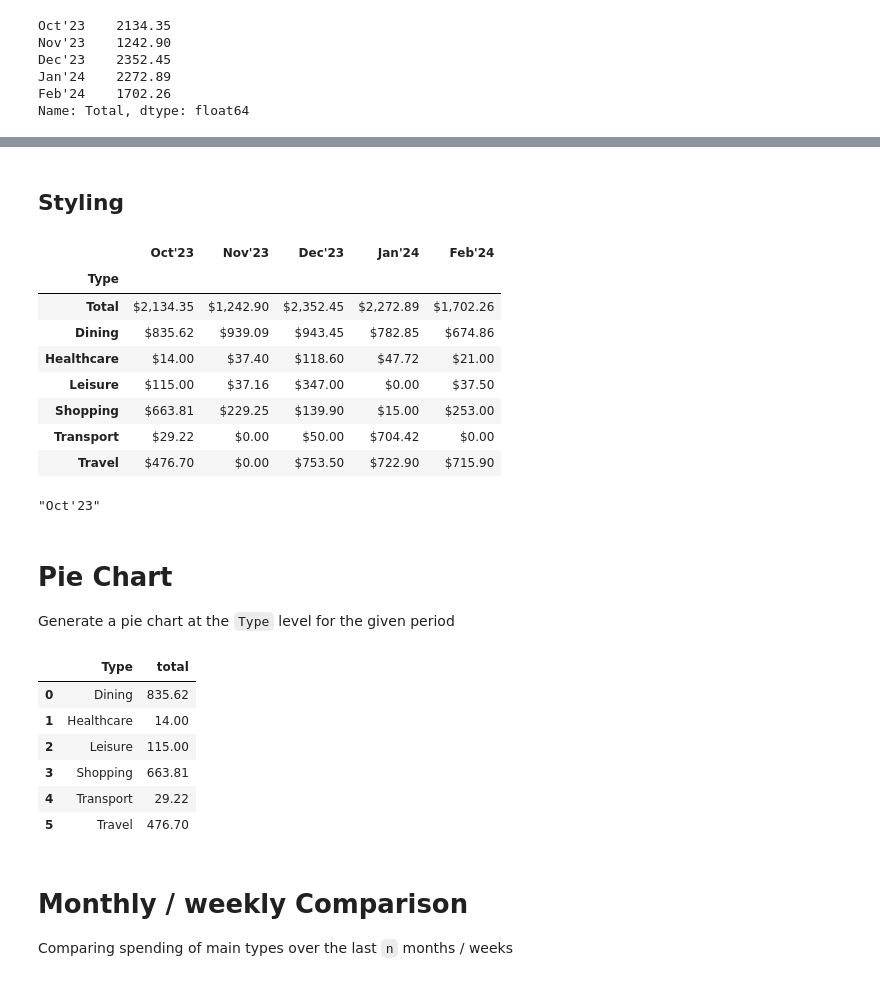
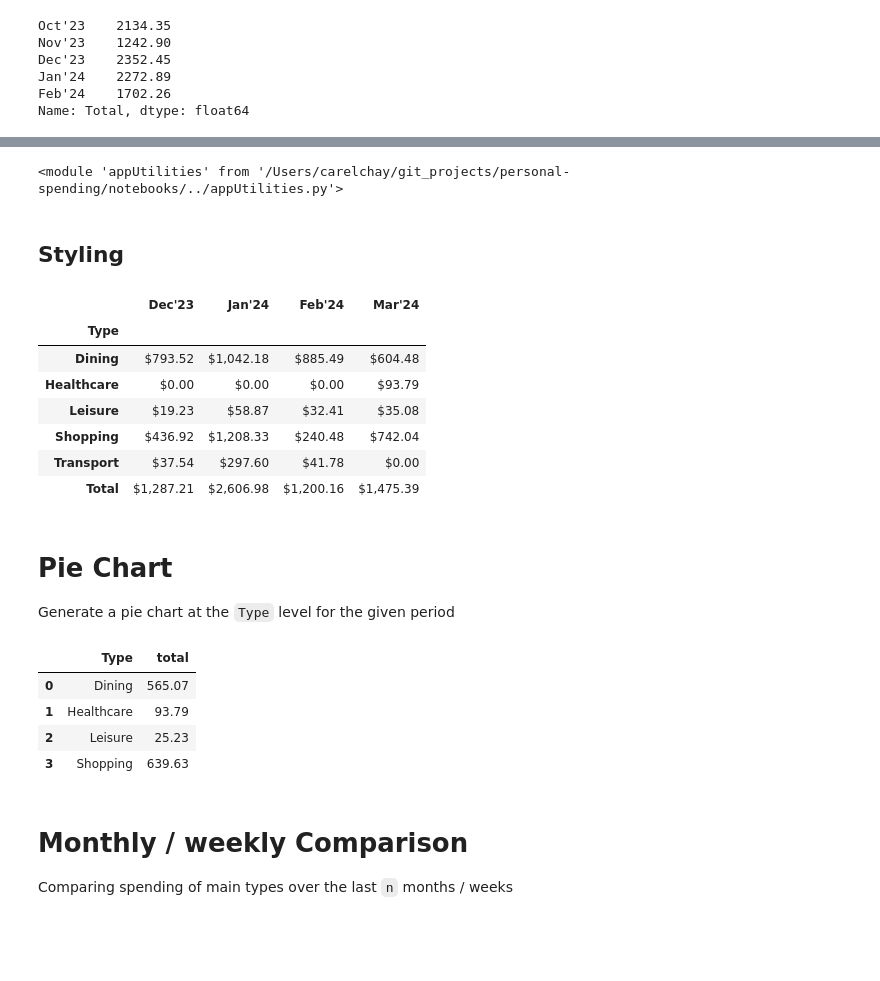
Before and after one commit to Lerac1275/personal-spending, a Jupyter notebook: notebooks/graphing.ipynb, the cells around one changed output, grey strips where cells are left out. Saved outputs shown, nothing was run; the diff lists cells and outputs as text; code cells hidden in the pictures; blank space fills up the shorter version.

Commit message:
Added functionality to dashboard
Additions to the table and donut chart

```diff
--- a/notebooks/graphing.ipynb
+++ b/notebooks/graphing.ipynb
@@ -110,38 +123,6 @@ q[0]
+# %%
+importlib.reload(au)
+# %% [output]
+<module 'appUtilities' from '/Users/carelchay/git_projects/personal-spending/notebooks/../appUtilities.py'>
 # %% [markdown]
 ## Styling
-# %%
-# Define custom styling function
-def highlight_left(s):
-    styles = []
-    for i in range(1, len(s)):
-        # print(s)
-        if s[i] > s[i - 1]: # More than the previous cell
-            styles.append('background-color: red')
-        elif s[i] < s[i - 1]:
-            styles.append('background-color: green')
-        else:
-            styles.append('background-color: blue, ')  # Same value
-    # First column should be grey
-    styles.insert(0, 'background-color: grey')
-    return styles
-
-# Apply custom styling function to DataFrame. axis=1 indicates to feed in the data row-wise
-styled_df = tdf.style.format("${:,.2f}").apply(highlight_left, axis = 1)
-
-
-# Display styled DataFrame
-styled_df
-# %% [output]
-|  | Oct'23 | Nov'23 | Dec'23 | Jan'24 | Feb'24 |
-| Type |  |  |  |  |  |
-| Total | $2,134.35 | $1,242.90 | $2,352.45 | $2,272.89 | $1,702.26 |
-| Dining | $835.62 | $939.09 | $943.45 | $782.85 | $674.86 |
-| Healthcare | $14.00 | $37.40 | $118.60 | $47.72 | $21.00 |
-| Leisure | $115.00 | $37.16 | $347.00 | $0.00 | $37.50 |
-| Shopping | $663.81 | $229.25 | $139.90 | $15.00 | $253.00 |
-| Transport | $29.22 | $0.00 | $50.00 | $704.42 | $0.00 |
-| Travel | $476.70 | $0.00 | $753.50 | $722.90 | $715.90 |
-# %%
-pd.to_datetime(col).strftime("%b'%y")
-# %% [output]
-"Oct'23"
@@ -148,17 +131,29 @@ pd.to_datetime(col).strftime("%b'%y")
+# %%
+tdf
+# %% [output]
+|  | Dec'23 | Jan'24 | Feb'24 | Mar'24 |
+| Type |  |  |  |  |
+| Dining | $793.52 | $1,042.18 | $885.49 | $604.48 |
+| Healthcare | $0.00 | $0.00 | $0.00 | $93.79 |
+| Leisure | $19.23 | $58.87 | $32.41 | $35.08 |
+| Shopping | $436.92 | $1,208.33 | $240.48 | $742.04 |
+| Transport | $37.54 | $297.60 | $41.78 | $0.00 |
+| Total | $1,287.21 | $2,606.98 | $1,200.16 | $1,475.39 |
 # %% [markdown]
 # Pie Chart
 
 Generate a pie chart at the `Type` level for the given period
+# %%
+tdf = df.loc[(df.month>= au.get_current_month())
+            & (df.Date<au.get_endoff_day())]
 # %%
-sum_df = month_df.groupby('Type').agg(
+sum_df = tdf.groupby('Type').agg(
     total=pd.NamedAgg(column='Amount', aggfunc='sum')
 ).reset_index().sort_values(by='Type')
 sum_df
 # %% [output]
 |  | Type | total |
-| 0 | Dining | 835.62 |
-| 1 | Healthcare | 14.00 |
-| 2 | Leisure | 115.00 |
-| 3 | Shopping | 663.81 |
-| 4 | Transport | 29.22 |
-| 5 | Travel | 476.70 |
+| 0 | Dining | 565.07 |
+| 1 | Healthcare | 93.79 |
+| 2 | Leisure | 25.23 |
+| 3 | Shopping | 639.63 |
```
Also changed, not shown: parts of 9 cells of this notebook, 4 other files.
